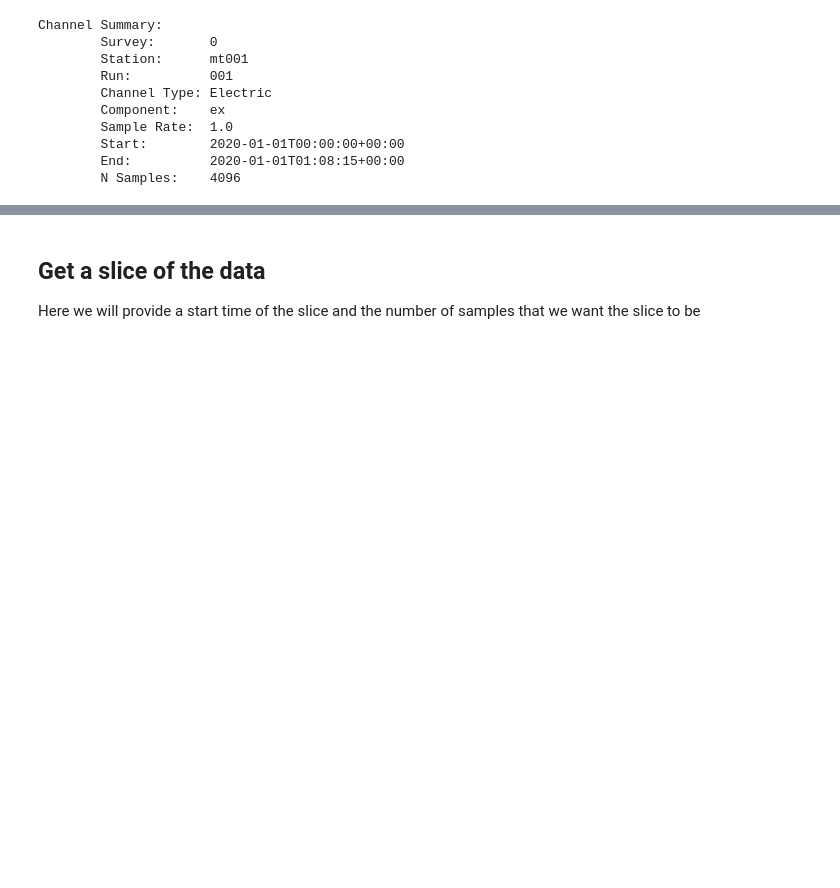
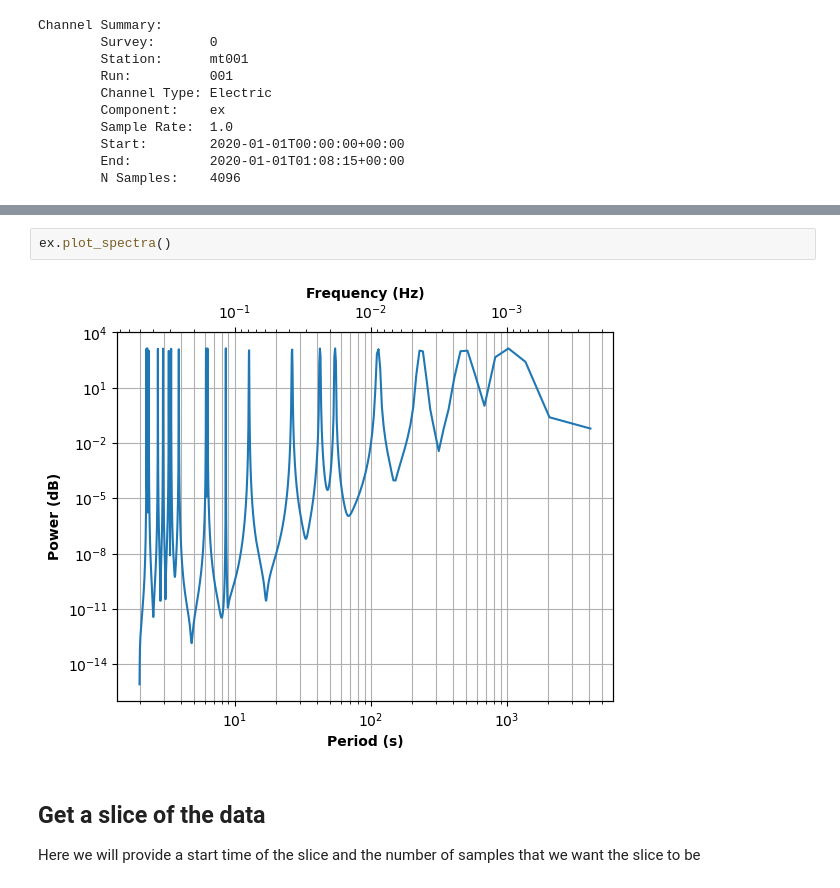
Before and after one commit to MTgeophysics/MTgeophysics.github.io, a Jupyter notebook: notebooks/mth5/03_channel_ts_example.ipynb, the cells around one changed output, grey strips where cells are left out. Drawn from its saved outputs; the diff is of its cells as text; blank space fills up the shorter version.

```diff
--- a/notebooks/mth5/03_channel_ts_example.ipynb
+++ b/notebooks/mth5/03_channel_ts_example.ipynb
@@ -56,3 +61,7 @@ Channel Summary:
+# %%
+ex.plot_spectra()
+# %% [output]
+[figure, added]
 # %% [markdown]
 ## Get a slice of the data
 Here we will provide a start time of the slice and the number of samples that we want the slice to be
```
Also changed, not shown: parts of 15 cells of this notebook, 1 other file.
